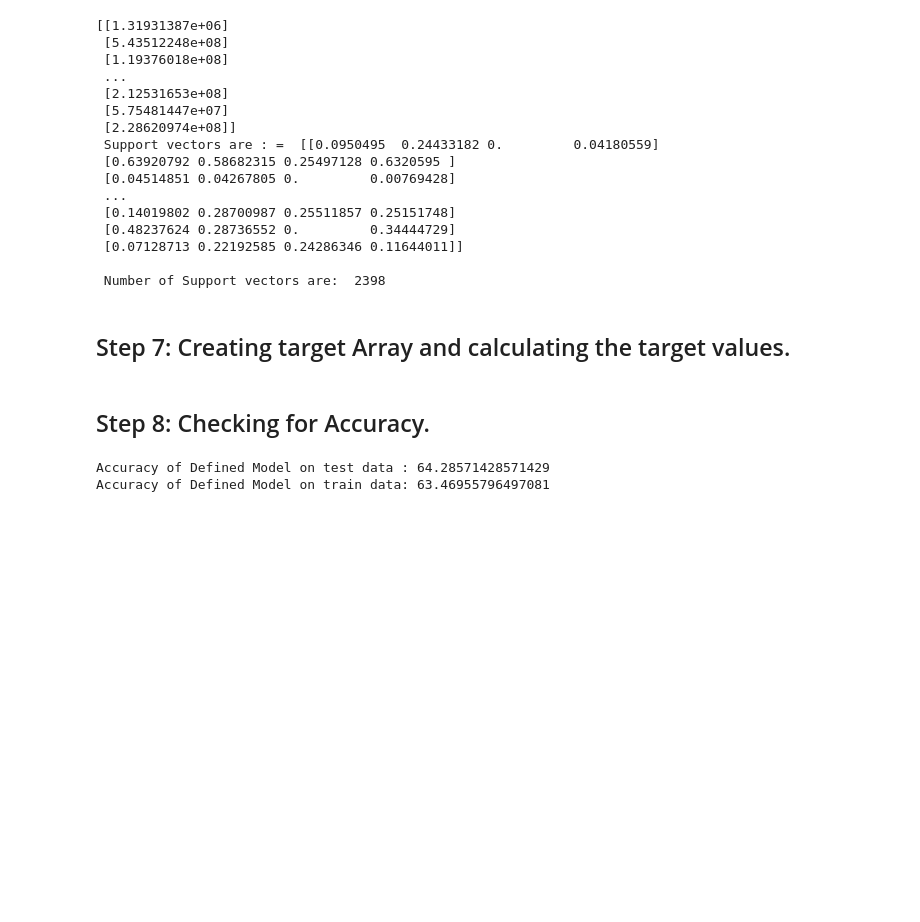
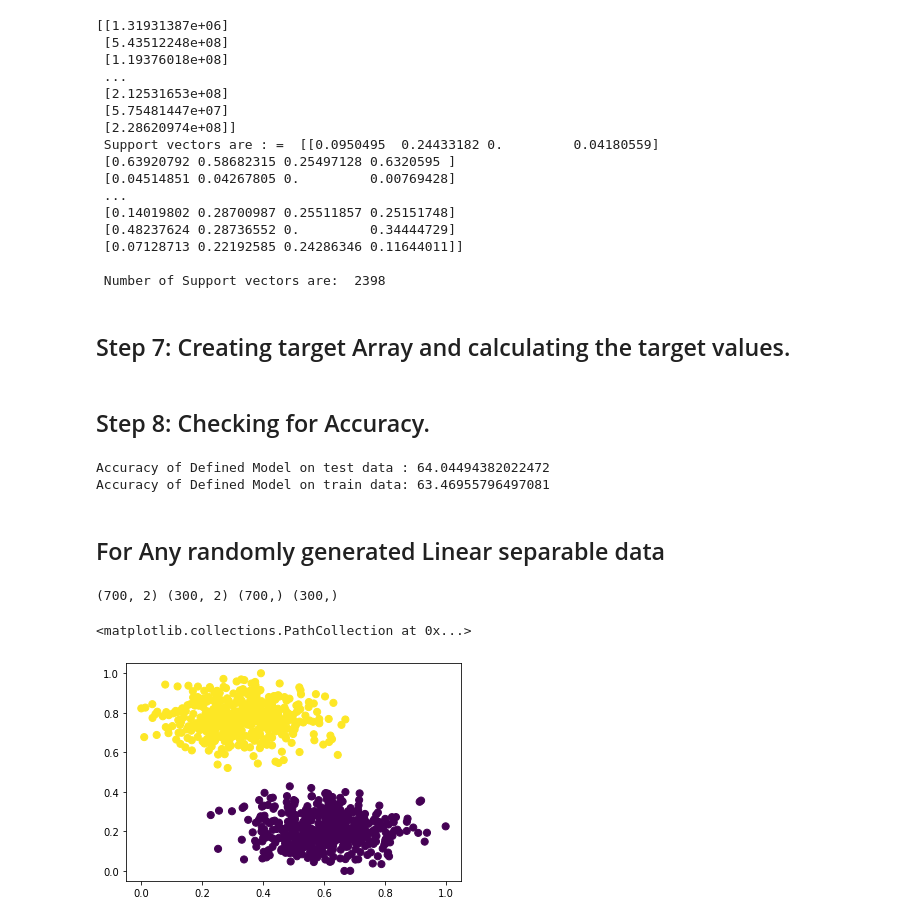
Before and after one commit to Jay0774/MACHINE-LEARNING, a Jupyter notebook: SVM/Hard_SVM_Quadratic_Program.ipynb, the cells around one changed output. Drawn from its saved outputs; the diff is of its cells as text; code cells hidden in the pictures; blank space fills up the shorter version.

```diff
--- a/SVM/Hard_SVM_Quadratic_Program.ipynb
+++ b/SVM/Hard_SVM_Quadratic_Program.ipynb
@@ -171,6 +159,7 @@ i=0
 for c in range( np.size( target ) ) :
   if y_test[c] == target[c] :
     v1 = v1 + 1
+  c = c + 1
 for i in range( np.size( t ) ) :
   if y_train[i] == t[i] :
     v2 = v2 + 1
@@ -178,5 +167,31 @@ for i in range( np.size( t ) ) :
 print("Accuracy of Defined Model on test data :",(v1/c)*100)
 print("Accuracy of Defined Model on train data:",(v2/i)*100)
 # %% [output]
-Accuracy of Defined Model on test data : 64.28571428571429
+Accuracy of Defined Model on test data : 64.04494382022472
 Accuracy of Defined Model on train data: 63.46955796497081
+# %% [markdown]
+## For Any randomly generated Linear separable data
+# %%
+# geberating linearly separable data.
+x, y = make_blobs(n_samples = 1000, centers = 2, random_state = 0, cluster_std = 0.50)
+y[y==0]=-1
+# changeing some points to irregular or impurities
+for i in range(len(y)):
+  if y[i] == -1 :
+    y[i]=1
+  else:
+    y[i]=-1
+  i=i**2
+# pre processing the data
+from sklearn import preprocessing
+min_max_scaler = preprocessing.MinMaxScaler()
+x_scale = min_max_scaler.fit_transform(x)
+x_scale
+X_train, X_test, y_train, y_test = train_test_split(x_scale, y, test_size=0.3, random_state=1)
+print(X_train.shape, X_test.shape, y_train.shape, y_test.shape)
+# plotting the data
+plt.scatter(x_scale[:, 0], x_scale[:, 1], c = y, s = 50)
+# %% [output]
+(700, 2) (300, 2) (700,) (300,)
+<matplotlib.collections.PathCollection at 0x...>
+[figure, added]
```
Also changed, not shown: parts of 7 cells of this notebook, 2 other files.
